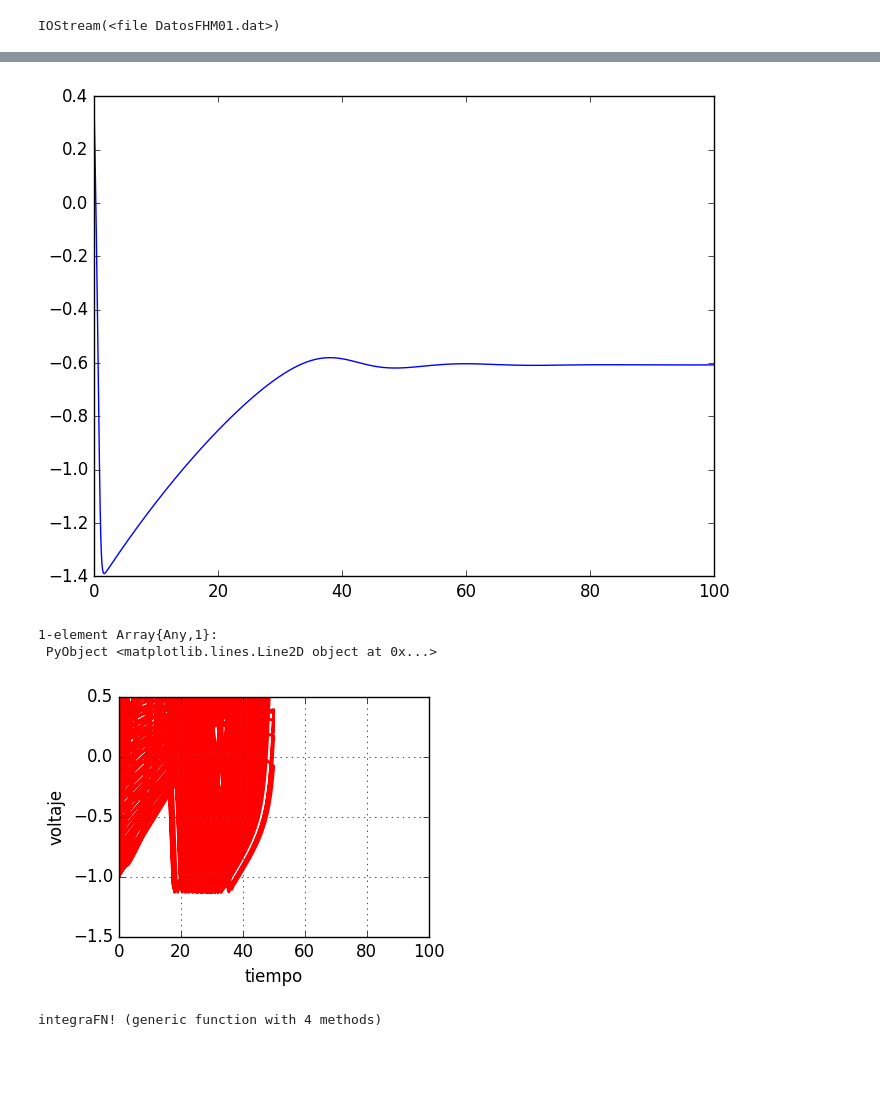
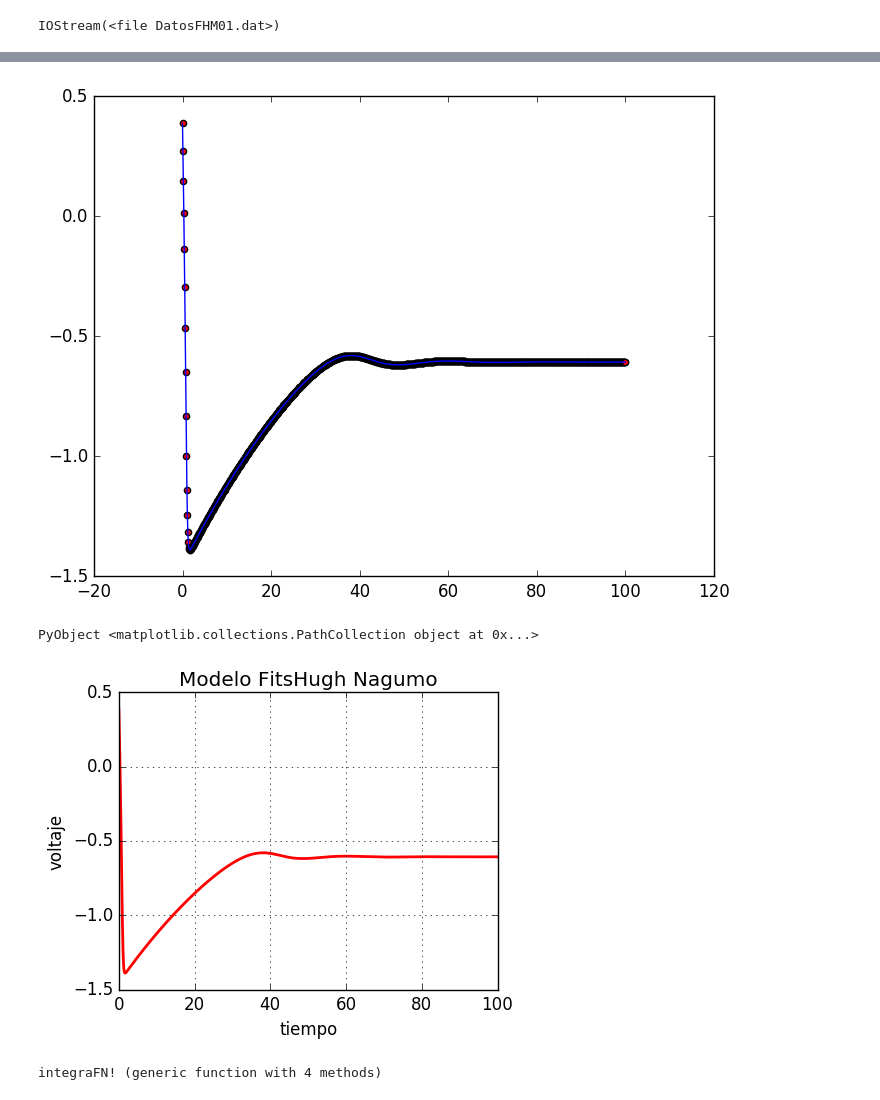
Before and after one commit to kzapfe/AprendiendoComputoLibre, a Jupyter notebook: Julia/FitzHugh-Nagumo.ipynb, the cells around one changed output, grey strips where cells are left out. Drawn from its saved outputs; the diff is of its cells as text; code cells hidden in the pictures; blank space fills up the shorter version.

```diff
--- a/Julia/FitzHugh-Nagumo.ipynb
+++ b/Julia/FitzHugh-Nagumo.ipynb
@@ -66,21 +115,22 @@ zzs=datos[:,3];
 # %%
 plot(xxs,yys)
-#scatter(xxs,yys)
+scatter(xxs,yys,c="red")
 # %% [output]
-[figure, old version]
+[figure, new version]
-1-element Array{Any,1}:
- PyObject <matplotlib.lines.Line2D object at 0x...>
+PyObject <matplotlib.collections.PathCollection object at 0x...>
 # %%
-figure(figsize=(4,3))
+figure(figsize=(5,4))
 grid()
 xlim(0,100)
 ylim(-1.5,0.5)
+plot(xxs,yys, lw=2, color="red")
 xlabel("tiempo")
 ylabel("voltaje")
-plot(xxs,yys, lw=2, color="red")
-savefig("Disparo01.png",dpi=90)
+title("Modelo FitsHugh Nagumo")
+tight_layout()
+savefig("Disparo01.pdf",dpi=90)
 # %% [output]
-[figure, old version]
+[figure, new version]
 # %%
 function integraFN!(v,w,I, arxiv, tmax=5*tau,epsilon=0.5,)
 
```
Also changed, not shown: parts of 15 cells of this notebook, 9 other files.
